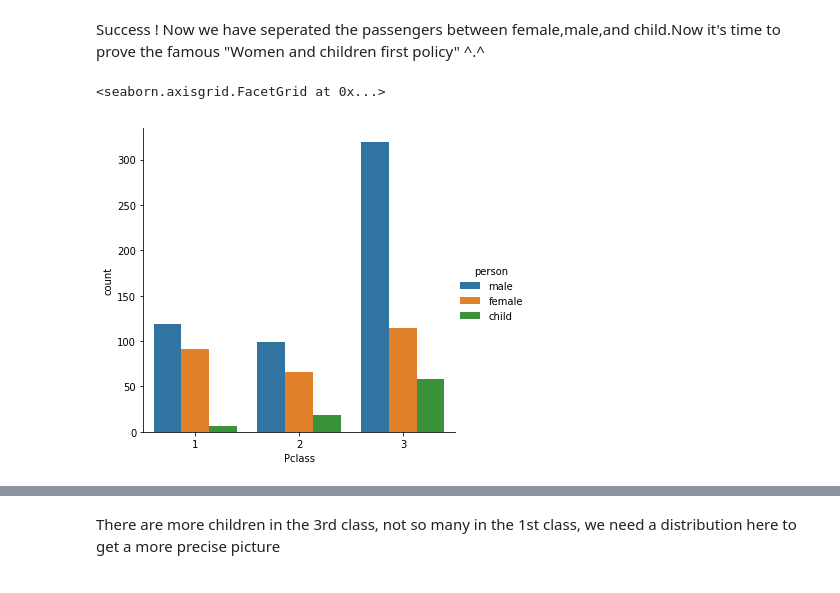
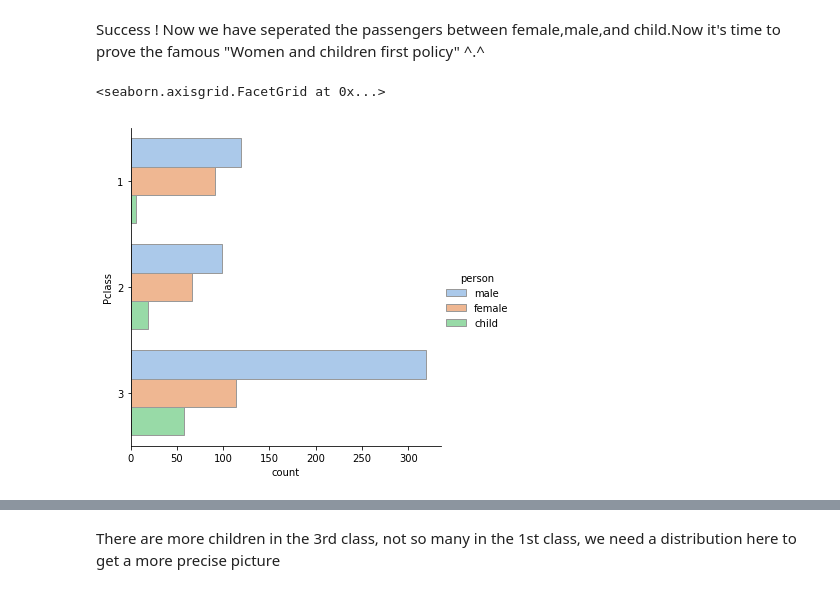
Before and after one commit to yaozeliang/Data_Analysis_Titanic, a Jupyter notebook: Titanic_Analysis_Basic.ipynb, the cells around one changed output, grey strips where cells are left out. Cells and saved outputs as stored; diff of their text form; code cells hidden in the pictures.

```diff
--- a/Titanic_Analysis_Basic.ipynb
+++ b/Titanic_Analysis_Basic.ipynb
@@ -109,8 +111,11 @@ titanic_df[0:10]
 Success !
 Now we have seperated the passengers between female,male,and child.Now it's time to prove  the famous "Women and children first policy"  ^.^
 # %%
-# Using the factorplot again!
-sns.catplot('Pclass',data=titanic_df,kind='count',hue='person')
+# Using the carplot again!
+#sns.catplot('Pclass',data=titanic_df,kind='count',hue='person')
+sns.catplot(y="Pclass", hue="person", kind="count",
+            palette="pastel", edgecolor=".6",
+            data=titanic_df)
 # %% [output]
 <seaborn.axisgrid.FacetGrid at 0x...>
-[figure, old version]
+[figure, new version]
```
Also changed, not shown: parts of 36 cells of this notebook.
